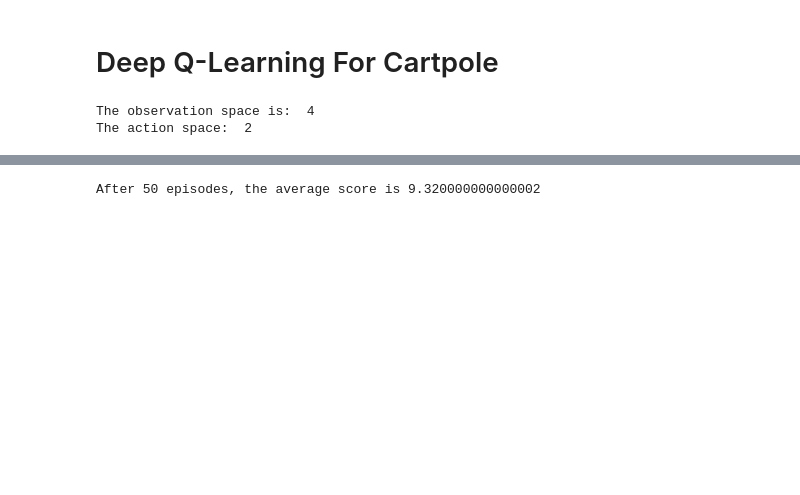
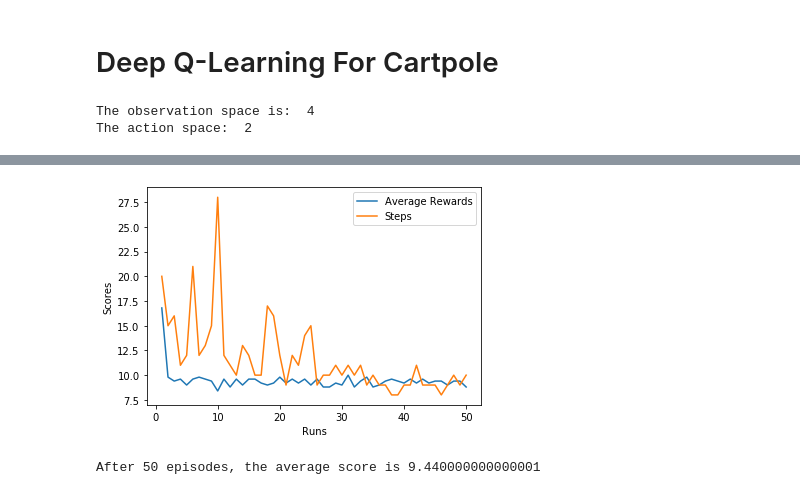
Before and after one commit to maxyang27896/Reinforcement-Learning-Algorithms, a Jupyter notebook: Cartpole_DQN.ipynb, the cells around one changed output, grey strips where cells are left out. Saved outputs shown, nothing was run; the diff lists cells and outputs as text; code cells hidden in the pictures; blank space fills up the shorter version.

Commit message:
update cartpole with plots

```diff
--- a/Cartpole_DQN.ipynb
+++ b/Cartpole_DQN.ipynb
@@ -22,3 +23,9 @@ print('The action space: ', action_space)
 # %% [output]
 The observation space is:  4
 The action space:  2
+# %%
+# Test environment
+state = env.reset()
+state_next, reward, terminal, info = env.step(env.action_space.sample())
+print('Next_state: ', state_next)
+print('Rewards:',   reward)
@@ -211,10 +233,19 @@ def test(model, n_episodes):
+# %%
+# plot
+plt.plot(run_list, avg_score_list, run_list, step_list)
+plt.ylabel('Scores')
+plt.xlabel('Runs')
+plt.legend(['Average Rewards', 'Steps'])
+plt.show()
+# %% [output]
+[figure, added]
 # %%
 # run test
 n_episodes = 50
 avg_rewards = test(model, n_episodes)
 print("After " + str(n_episodes) + " episodes, the average score is " + str(avg_rewards))
 # %% [output]
-After 50 episodes, the average score is 9.320000000000002
+After 50 episodes, the average score is 9.440000000000001
 # %%
 len(memory)
 # %% [output]
```
Also changed, not shown: parts of 7 cells of this notebook.
